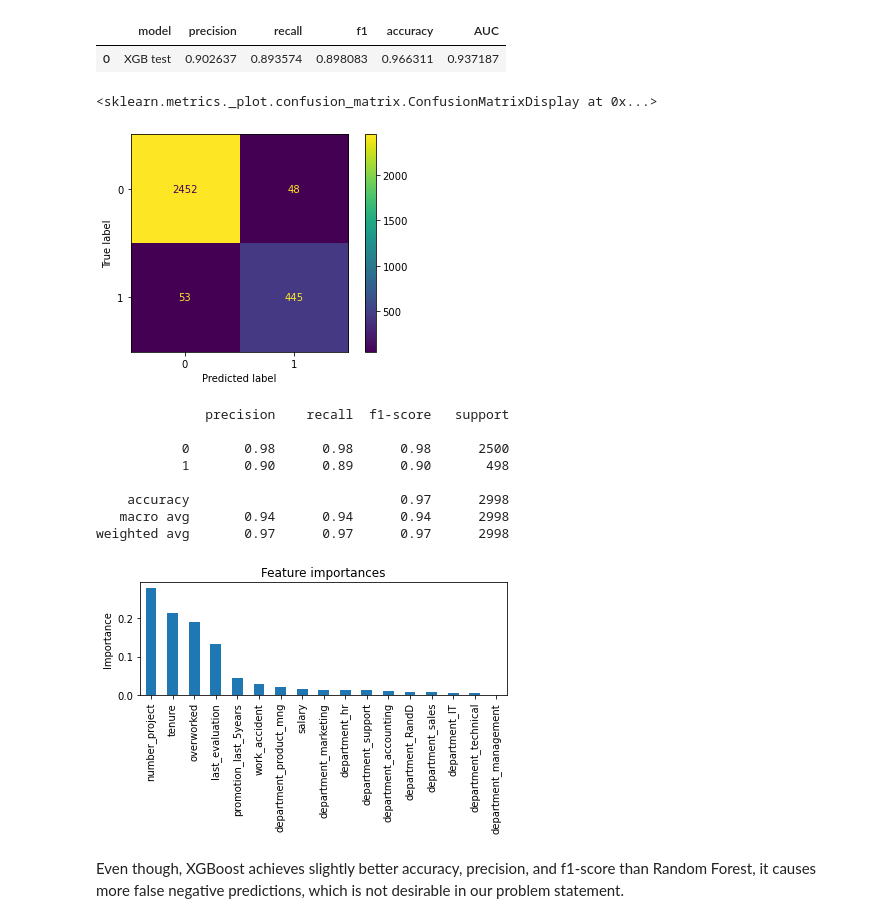
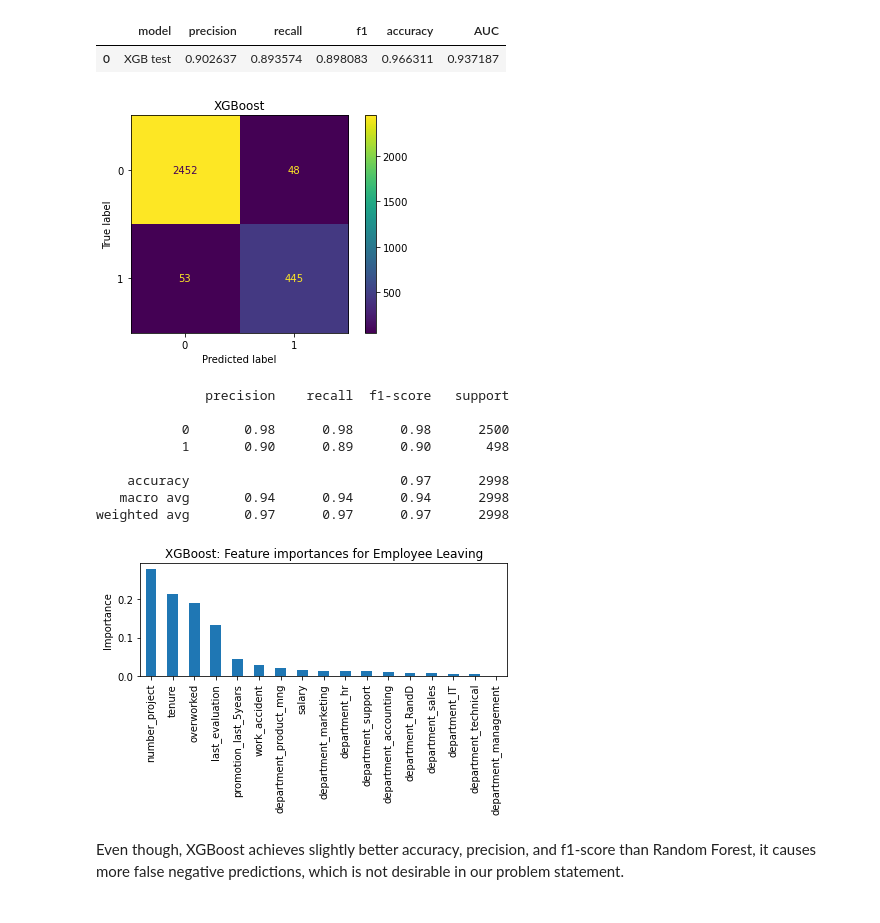
Before and after one commit to shibz-islam/Saliford_Motors_Employee_Retention_Prediction, a Jupyter notebook: Salifort Motors project lab - final.ipynb, the cells around one changed output. Saved outputs shown, nothing was run; the diff lists cells and outputs as text; code cells hidden in the pictures.

```diff
--- a/Salifort Motors project lab - final.ipynb
+++ b/Salifort Motors project lab - final.ipynb
@@ -1083,18 +1094,19 @@ xgb_test_scores
 # %%
 # Generate array of values for confusion matrix
 preds = xgb_cv.best_estimator_.predict(X_test)
 
 # Compute values for confusion matrix
 log_cm = confusion_matrix(y_test, preds)
 
 # Create display of confusion matrix
 log_disp = ConfusionMatrixDisplay(confusion_matrix=log_cm, display_labels=xgb_cv.classes_)
 
 # Plot confusion matrix
 log_disp.plot(values_format='')
+plt.title('XGBoost')
+log_disp.figure_.savefig('cm_xgb.png')
 # %% [output]
-<sklearn.metrics._plot.confusion_matrix.ConfusionMatrixDisplay at 0x...>
-[figure, old version]
+[figure, new version]
 # %%
 print(classification_report(y_test, preds))
 # %% [output]
@@ -1114,11 +1126,12 @@ xgb_importances = xgb_importances.sort_values(ascending=False)
 
 fig, ax = plt.subplots()
 xgb_importances.plot.bar(ax=ax)
-ax.set_title('Feature importances')
+ax.set_title('XGBoost: Feature importances for Employee Leaving')
 ax.set_ylabel('Importance')
 fig.tight_layout()
+fig.savefig('feat_imp_xgb.png')
 # %% [output]
-[figure, old version]
+[figure, new version]
 # %% [markdown]
 Even though, XGBoost achieves slightly better accuracy, precision, and f1-score than Random Forest, it causes more false negative predictions, which is not desirable in our problem statement.
 # %% [markdown]
```
Also changed, not shown: parts of 14 cells of this notebook.
